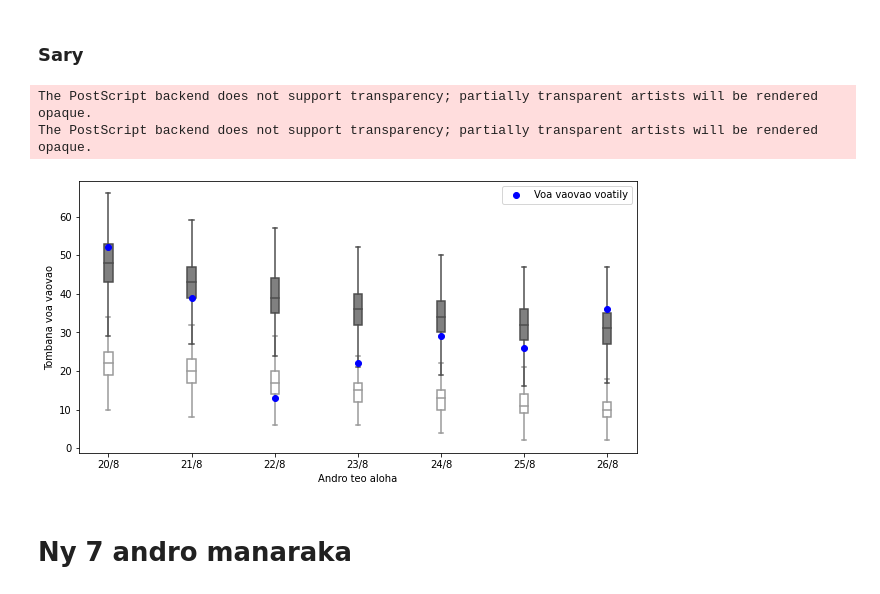
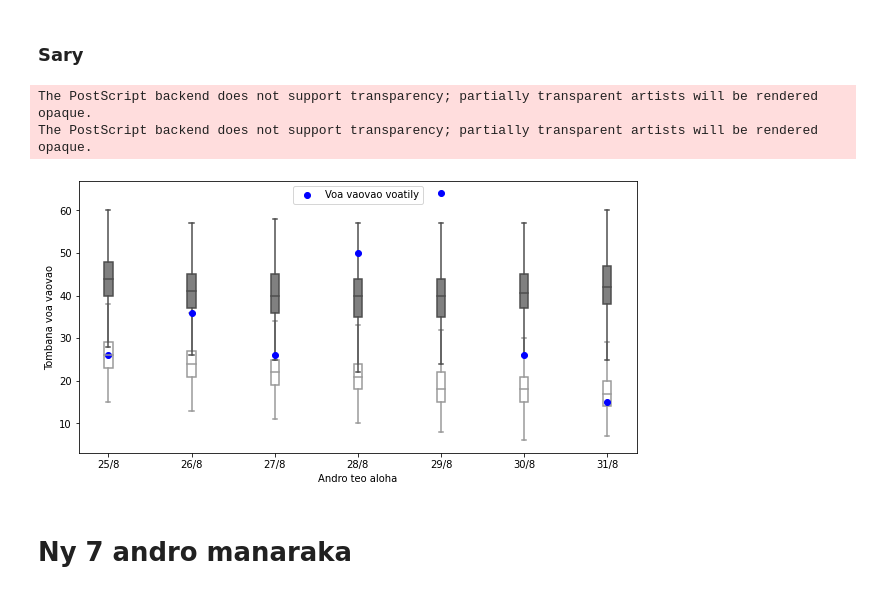
Before and after one commit to tabilaocov/ady_cov, a Jupyter notebook: scr/modely_RP/R_analamanga.ipynb, the cells around one changed output. Cells and saved outputs as stored; diff of their text form; code cells hidden in the pictures.

```diff
--- a/scr/modely_RP/R_analamanga.ipynb
+++ b/scr/modely_RP/R_analamanga.ipynb
@@ -162,8 +162,8 @@ Ivaoanala = tilyvoaanala['Voatomb']
 
 dIvao = pd.DataFrame(data =Ivaoanala)
 
-daty_data_manom = datetime.date(2020,7,21)
-daty_data_mifar = datetime.date(2020,8,26)
+daty_data_manom = datetime.date(2020,7,31)
+daty_data_mifar = datetime.date(2020,8,31)
 
 datyt = daty_data_mifar
 
@@ -420,8 +420,8 @@ rt_anala_lst
 # %%
 # Prior Gamma distribution of Rt
 
-Rtpr_sh = 1.1 # shape
-Rtpr_sc = 1.1 # scale
+Rtpr_sh = 1 # shape
+Rtpr_sc = 1 # scale
 
 # Posterior distribution for Rt
 
@@ -473,7 +473,7 @@ Kartily @ 25% R hoan'ny 2020-08-26 : 0.7566919086834485
 # %%
 rt_anala_lst = []
 
-daty_oh2 = datetime.date(2020,8,26)
+daty_oh2 = datetime.date(2020,8,31)
 for i in range(32):
   t = daty_oh2 - datetime.timedelta(days = i)
   rt_amboar = Rt_salan(t)
@@ -538,10 +538,10 @@ The PostScript backend does not support transparency; partially transparent arti
 # %% [markdown]
 # Jeritodika ny herinandro
 # %%
-daty_ambaj = datetime.date(2020,8,23)
-daty_amboj = datetime.date(2020,8,21)
+daty_ambaj = datetime.date(2020,8,25)
+daty_amboj = datetime.date(2020,8,28)
 
-daty_data_mifarj = datetime.date(2020,8,19)
+daty_data_mifarj = datetime.date(2020,8,24)
 # %%
 daty_oh1 = daty_ambaj
 
@@ -653,22 +653,22 @@ for i in range(1,8):
 # %%
 # Plotting the evaluation of the last 7 days
 
 fig, ax = plt.subplots(figsize=(10,5))
 box = sns.boxplot(daty_j_lst, data_baj, color='white', width=0.1, showfliers=False, ax=ax)
 box = sns.boxplot(daty_j_lst, data_boj, color='grey', width=0.1, showfliers=False, ax=ax)
 ax.plot(daty_j_lst, dIvao.loc[pd.to_datetime(daty_m1j):pd.to_datetime(daty_m1j + datetime.timedelta(days = 6))], marker ="o",ls = 'None', color='blue',label="Voa vaovao voatily")
 ax.set(xlabel = 'Andro teo aloha', ylabel="Tombana voa vaovao")
 
-plt.legend(loc= 'best')
+plt.legend(loc= 'upper center')
 
-plt.savefig(path_to_save+'Iv208j_anala.eps')
-plt.savefig(path_to_save+'Iv208j_anala.png')
+plt.savefig(path_to_save+'Iv318j_anala.eps')
+plt.savefig(path_to_save+'Iv318j_anala.png')
 
 plt.show()
 # %% [output]
 The PostScript backend does not support transparency; partially transparent artists will be rendered opaque.
 The PostScript backend does not support transparency; partially transparent artists will be rendered opaque.
-[figure, old version]
+[figure, new version]
 # %% [markdown]
 # Ny 7 andro manaraka
 # %%
```
Also changed, not shown: parts of 11 cells of this notebook.
